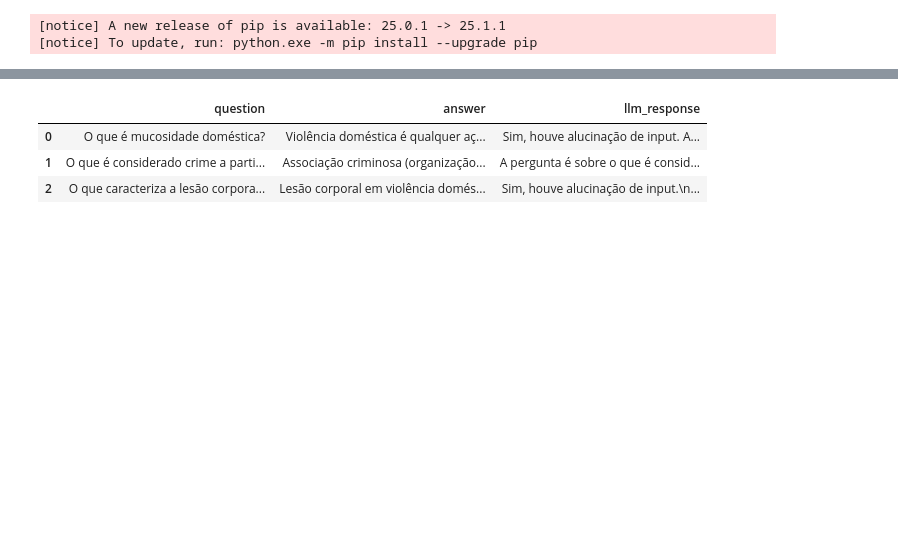
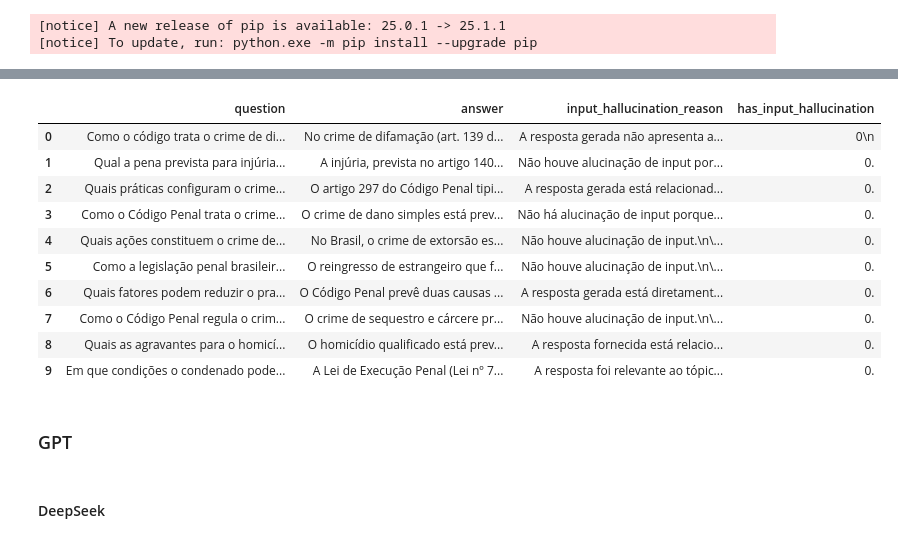
Before and after one commit to graciellenjose/hallucination-detection, a Jupyter notebook: implementation.ipynb, the cells around one changed output, grey strips where cells are left out. Drawn from its saved outputs; the diff is of its cells as text; code cells hidden in the pictures; blank space fills up the shorter version.

Commit message:
refatoração do código.ipynb

```diff
--- a/implementation.ipynb
+++ b/implementation.ipynb
@@ -139,0 +152,3 @@ A resposta não forneceu informações relevantes sobre as características da l
+# %%
+has_hallucination_llama_ds = []
+has_hallucination_llama_gm = []
@@ -140,9 +220,15 @@ A resposta não forneceu informações relevantes sobre as características da l
 # %%
-df_input_veredict = pd.DataFrame(input_hallucination_veredict)
-
-df_input_veredict
+df_input_veredict_llama_gm = pd.DataFrame(has_hallucination_llama_gm)
+df_input_veredict_llama_gm
 # %% [output]
-|  | question | answer | llm_response |
-| 0 | O que é mucosidade doméstica? | Violência doméstica é qualquer aç... | Sim, houve alucinação de input. A... |
-| 1 | O que é considerado crime a parti... | Associação criminosa (organização... | A pergunta é sobre o que é consid... |
-| 2 | O que caracteriza a lesão corpora... | Lesão corporal em violência domés... | Sim, houve alucinação de input.\n... |
+|  | question | answer | input_hallucination_reason | has_input_hallucination |
+| 0 | Como o código trata o crime de di... | No crime de difamação (art. 139 d... | A resposta gerada não apresenta a... | 0\n |
+| 1 | Qual a pena prevista para injúria... | A injúria, prevista no artigo 140... | Não houve alucinação de input por... | 0. |
+| 2 | Quais práticas configuram o crime... | O artigo 297 do Código Penal tipi... | A resposta gerada está relacionad... | 0. |
+| 3 | Como o Código Penal trata o crime... | O crime de dano simples está prev... | Não há alucinação de input porque... | 0. |
+| 4 | Quais ações constituem o crime de... | No Brasil, o crime de extorsão es... | Não houve alucinação de input.\n\... | 0. |
+| 5 | Como a legislação penal brasileir... | O reingresso de estrangeiro que f... | Não houve alucinação de input.\n\... | 0. |
+| 6 | Quais fatores podem reduzir o pra... | O Código Penal prevê duas causas ... | A resposta gerada está diretament... | 0. |
+| 7 | Como o Código Penal regula o crim... | O crime de sequestro e cárcere pr... | Não houve alucinação de input.\n\... | 0. |
+| 8 | Quais as agravantes para o homicí... | O homicídio qualificado está prev... | A resposta fornecida está relacio... | 0. |
+| 9 | Em que condições o condenado pode... | A Lei de Execução Penal (Lei nº 7... | A resposta foi relevante ao tópic... | 0. |
@@ -148,0 +237,2 @@ df_input_veredict
+# %% [markdown]
+### GPT
@@ -148,0 +252,2 @@ df_input_veredict
+# %% [markdown]
+#### DeepSeek
```
Also changed, not shown: parts of 35 cells of this notebook.
